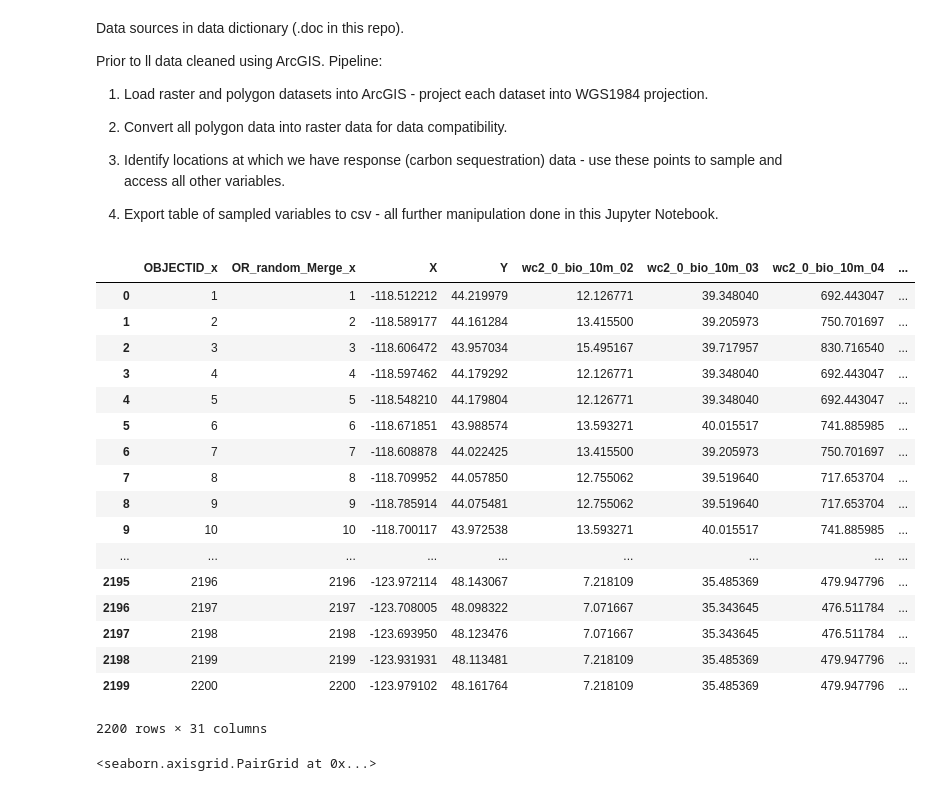
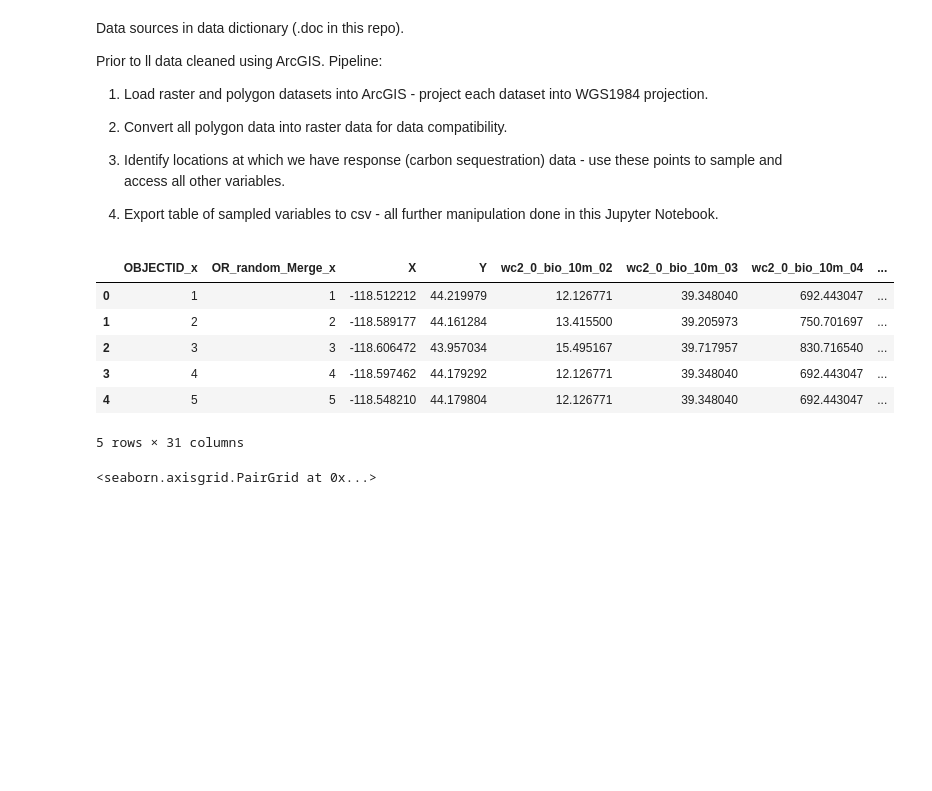
Before and after one commit to nataliamush/carbon-sequestration-fa18, a Jupyter notebook: final_notebook.ipynb, the cells around one changed output. Drawn from its saved outputs; the diff is of its cells as text; code cells hidden in the pictures; blank space fills up the shorter version.

```diff
--- a/final_notebook.ipynb
+++ b/final_notebook.ipynb
@@ -25,30 +25,19 @@ from matplotlib import pyplot as plt
 # %%
 #read in data
 predictors = pd.read_csv('pnw_predictors.txt')
 carbon = pd.read_csv('pnw_c.txt')
 #combine predictor variables and response variable
 full_data = pd.merge(predictors, carbon, how='left', left_on=['X','Y'], right_on=['X', 'Y'])
 full_data.columns
-full_data
+full_data.head()
 # %% [output]
 |  | OBJECTID_x | OR_random_Merge_x | X | Y | wc2_0_bio_10m_02 | wc2_0_bio_10m_03 | wc2_0_bio_10m_04 | ... |
 | 0 | 1 | 1 | -118.512212 | 44.219979 | 12.126771 | 39.348040 | 692.443047 | ... |
 | 1 | 2 | 2 | -118.589177 | 44.161284 | 13.415500 | 39.205973 | 750.701697 | ... |
 | 2 | 3 | 3 | -118.606472 | 43.957034 | 15.495167 | 39.717957 | 830.716540 | ... |
 | 3 | 4 | 4 | -118.597462 | 44.179292 | 12.126771 | 39.348040 | 692.443047 | ... |
 | 4 | 5 | 5 | -118.548210 | 44.179804 | 12.126771 | 39.348040 | 692.443047 | ... |
-| 5 | 6 | 6 | -118.671851 | 43.988574 | 13.593271 | 40.015517 | 741.885985 | ... |
-| 6 | 7 | 7 | -118.608878 | 44.022425 | 13.415500 | 39.205973 | 750.701697 | ... |
-| 7 | 8 | 8 | -118.709952 | 44.057850 | 12.755062 | 39.519640 | 717.653704 | ... |
-| 8 | 9 | 9 | -118.785914 | 44.075481 | 12.755062 | 39.519640 | 717.653704 | ... |
-| 9 | 10 | 10 | -118.700117 | 43.972538 | 13.593271 | 40.015517 | 741.885985 | ... |
-| ... | ... | ... | ... | ... | ... | ... | ... | ... |
-| 2195 | 2196 | 2196 | -123.972114 | 48.143067 | 7.218109 | 35.485369 | 479.947796 | ... |
-| 2196 | 2197 | 2197 | -123.708005 | 48.098322 | 7.071667 | 35.343645 | 476.511784 | ... |
-| 2197 | 2198 | 2198 | -123.693950 | 48.123476 | 7.071667 | 35.343645 | 476.511784 | ... |
-| 2198 | 2199 | 2199 | -123.931931 | 48.113481 | 7.218109 | 35.485369 | 479.947796 | ... |
-| 2199 | 2200 | 2200 | -123.979102 | 48.161764 | 7.218109 | 35.485369 | 479.947796 | ... |
-2200 rows × 31 columns
+5 rows × 31 columns
 # %%
 or_sequestration = full_data[['raster_OR_c']].dropna()['raster_OR_c']
 wa_sequestration = full_data[['raster_WA_c']].dropna()['raster_WA_c']
```
Also changed, not shown: parts of 26 cells of this notebook.
